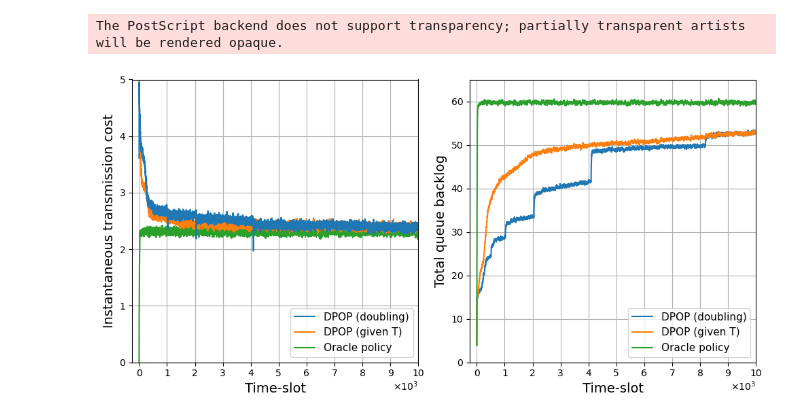
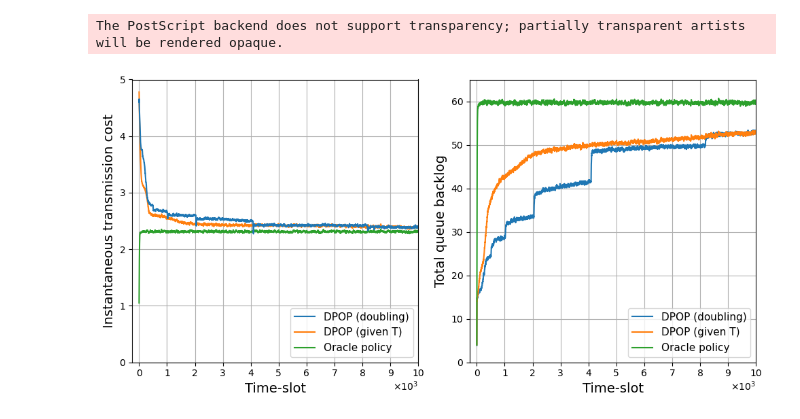
Before and after one commit to SathwikChadaga/Optimistic-DPP, a Jupyter notebook: plot_results.ipynb, the cells around one changed output. Cells and saved outputs as stored; diff of their text form; code cells hidden in the pictures.

```diff
--- a/plot_results.ipynb
+++ b/plot_results.ipynb
@@ -136,4 +135,8 @@ stat_cost_till_tt, \
     knownT_tran_cost_till_tt, knownT_backlog_cost_at_tt, \
     oracle_tran_cost_at_tt, oracle_backlog_at_tt, \
     oracle_tran_cost_till_tt, oracle_backlog_cost_at_tt = np.load(run_results_folder + 'run-lambda-' + str(arrival_rate).replace('.','_') + '-var-' + str(noise_variance).replace('.','_') + '.npy')
+
+def windowed_average(input_array, window_size = 15):
+    output_array = np.convolve(input_array, np.ones(window_size)/window_size, mode='valid')
+    return np.append(output_array, output_array[-1])
 # %%
@@ -213,34 +221,34 @@ ax.set_ylabel('Total queue backlog')
 # order.reverse()
 # ax.legend([handles[idx] for idx in order],[labels[idx] for idx in order])
 ax.legend()
 
 ax.grid()
 
 ax = axs[0]
-ax.plot(oracle_tran_cost_at_tt, color = 'C2', label = 'Oracle policy')
-ax.plot(knownT_tran_cost_at_tt, color = 'C1', label = 'DPOP (given T)')
-ax.plot(unknownT_tran_cost_at_tt, color = 'C0', label = 'DPOP (doubling)')
+ax.plot(windowed_average(oracle_tran_cost_at_tt), color = 'C2', label = 'Oracle policy')
+ax.plot(windowed_average(knownT_tran_cost_at_tt), color = 'C1', label = 'DPOP (given T)')
+ax.plot(windowed_average(unknownT_tran_cost_at_tt), color = 'C0', label = 'DPOP (doubling)')
 
 # ax.ticklabel_format(axis='x', style='sci', scilimits=(0,4), useMathText=True)
 ax.set_xticks(ticks=1000*np.arange(0,11), labels=['{:1.0f}'.format(s) for s in np.arange(0,11)])
 ax.text(9100, -0.5, '$\\times 10^3$')
 
 ax.set_xlim([-250,10000])
 ax.set_ylim([0,5])
 
 ax.set_xlabel('Time-slot')
 ax.set_ylabel('Instantaneous transmission cost')
 
 handles, labels = ax.get_legend_handles_labels()
 order = [0,1,2]
 order.reverse()
 ax.legend([handles[idx] for idx in order],[labels[idx] for idx in order], loc = 'lower right')
 # ax.legend(loc = 'lower right')
 
 ax.grid()
 plt.tight_layout()
 plt.savefig('./results/figs/run-plots.eps', bbox_inches='tight')
 plt.show()
 # %% [output]
 The PostScript backend does not support transparency; partially transparent artists will be rendered opaque.
-[figure, old version]
+[figure, new version]
```
Also changed, not shown: parts of 4 cells of this notebook.
